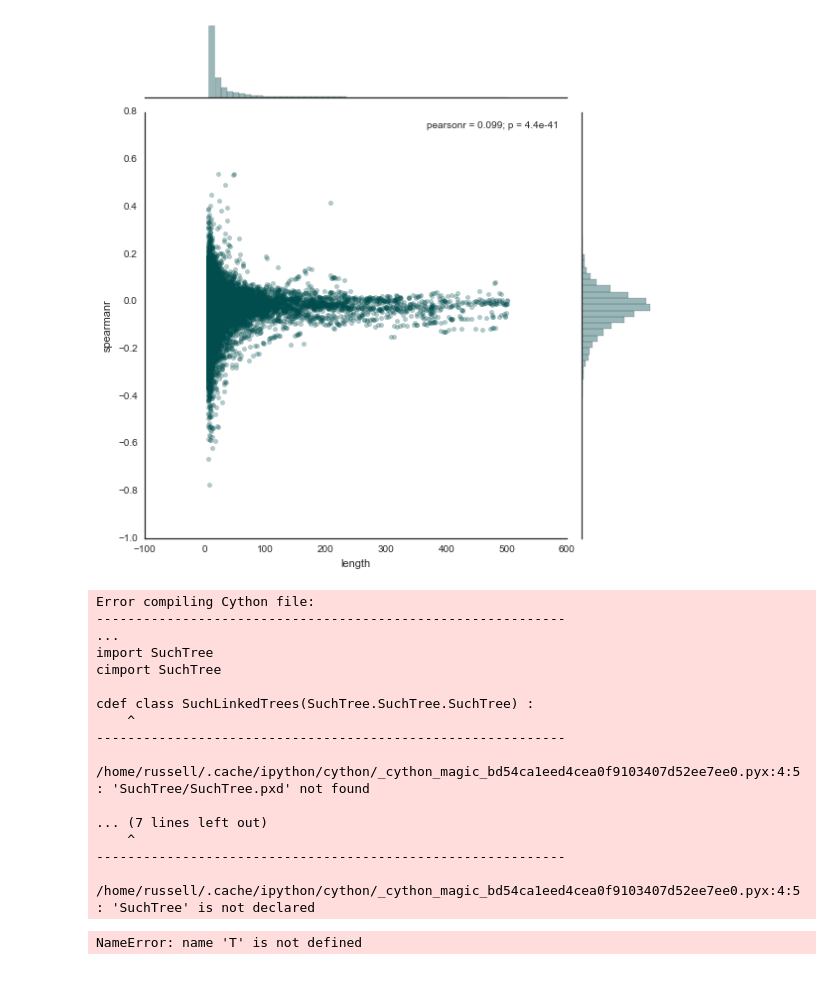
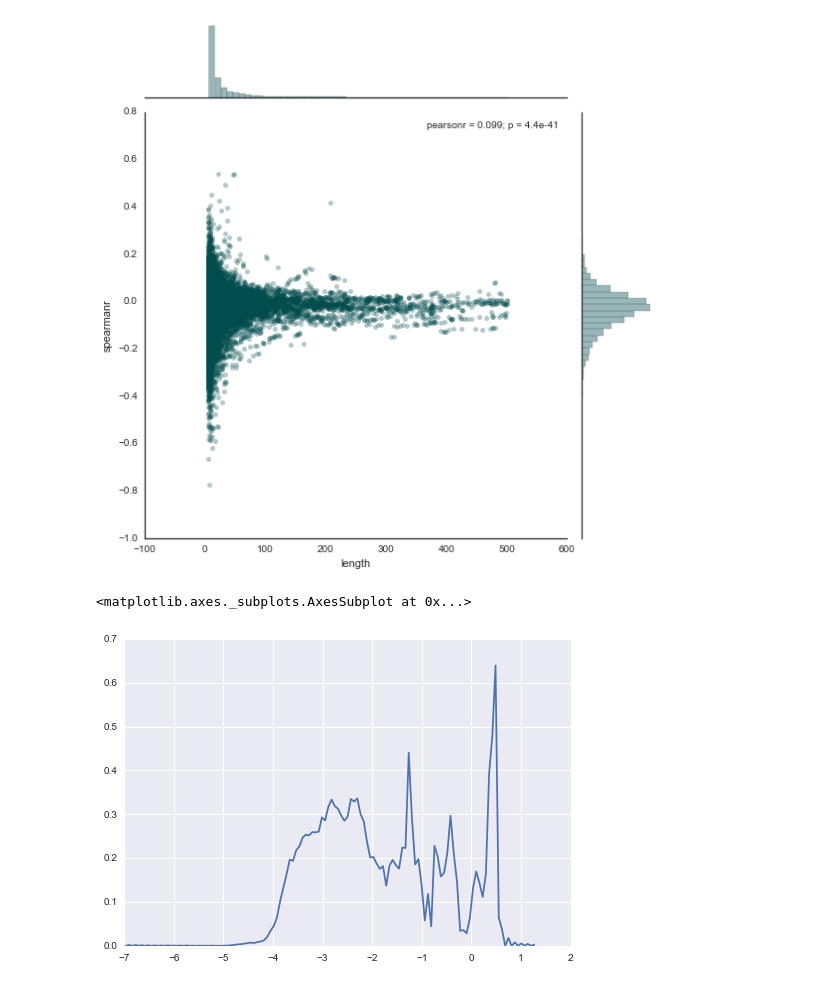
Before and after one commit to ryneches/SuchTree, a Jupyter notebook: examples.ipynb, the cells around one changed output. Cells and saved outputs as stored; diff of their text form; code cells hidden in the pictures.

```diff
--- a/examples.ipynb
+++ b/examples.ipynb
@@ -337,29 +415,3 @@ with seaborn.axes_style("white"):
     seaborn.jointplot( 'length', 'spearmanr', data=R, color=seaborn.xkcd_rgb['dark teal'], alpha=0.3, size=8 )
 # %% [output]
 [figure]
-# %%
-%%cython
-import SuchTree
-cimport SuchTree
-
-cdef class SuchLinkedTrees(SuchTree.SuchTree.SuchTree) :
-    def __init__( self ) :
-        print 'foo'
-# %% [output]
-Error compiling Cython file:
-------------------------------------------------------------
-...
-import SuchTree
-cimport SuchTree
-
-cdef class SuchLinkedTrees(SuchTree.SuchTree.SuchTree) :
-    ^
-------------------------------------------------------------
-
-/home/russell/.cache/ipython/cython/_cython_magic_bd54ca1eed4cea0f9103407d52ee7ee0.pyx:4:5: 'SuchTree/SuchTree.pxd' not found
-
-... (7 lines left out)
-    ^
-------------------------------------------------------------
-
-/home/russell/.cache/ipython/cython/_cython_magic_bd54ca1eed4cea0f9103407d52ee7ee0.pyx:4:5: 'SuchTree' is not declared
@@ -370,4 +422,5 @@ LT = SuchLinkedTrees( '../fishpoo/mcgee_trimmed.tree', '' )
-# %%
-type(T)
-# %% [output]
-NameError: name 'T' is not defined
+# %%
+seaborn.kdeplot(log(D1), bw=0.02 )
+# %% [output]
+<matplotlib.axes._subplots.AxesSubplot at 0x...>
+[figure, added]
```
Also changed, not shown: parts of 17 cells of this notebook, 3 other files.
